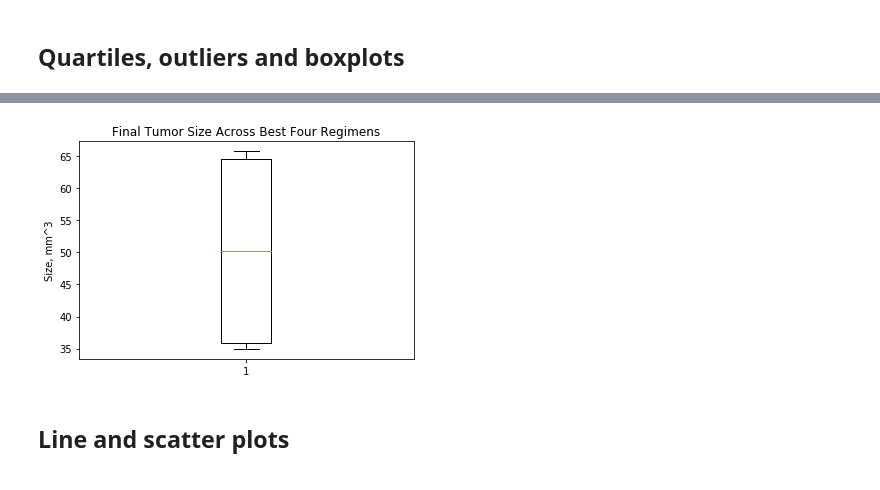
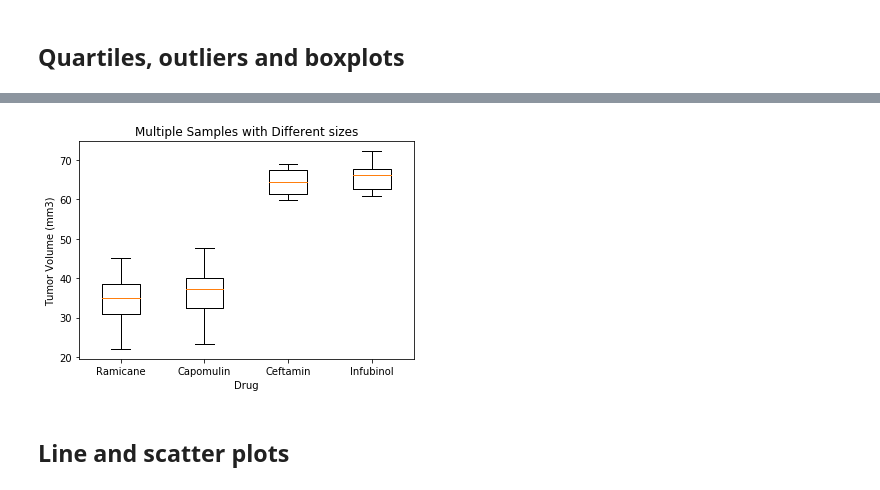
Before and after one commit to projekt888/Pymaceuticals, a Jupyter notebook: pymaceuticals_starter.ipynb, the cells around one changed output, grey strips where cells are left out. Saved outputs shown, nothing was run; the diff lists cells and outputs as text; code cells hidden in the pictures.

```diff
--- a/pymaceuticals_starter.ipynb
+++ b/pymaceuticals_starter.ipynb
@@ -194,15 +159,24 @@ Name: Size, dtype: float64
-# %%
-# Generate a box plot of the final tumor volume of each mouse across four regimens of interest
-final = end.sort_values(by=['Size'])
-final = final.iloc[0:4] #cut the first four.
-
-fig1, ax1 = plt.subplots()
-ax1.set_title('Final Tumor Size Across Best Four Regimens')
-ax1.set_ylabel('Size, mm^3')
-ax1.boxplot(final['Size'])
-plt.show()
-# %% [output]
-[figure, removed]
+# %%
+four_drugs = most_promising
+
+capx = mc_db.loc[((mc_db["Drug Regimen"] == four_drugs[0]) & (mc_db["Timepoint"] == 45)) |
+                 ((mc_db["Drug Regimen"] == four_drugs[1]) & (mc_db["Timepoint"] == 45))  |
+                 ((mc_db["Drug Regimen"] == four_drugs[2]) & (mc_db["Timepoint"] == 45)) |
+                ((mc_db["Drug Regimen"] == four_drugs[3]) & (mc_db["Timepoint"] == 45)) ]
+
+drug_data = [ capx.loc[(capx['Drug Regimen'] == drug)]['Tumor Volume (mm3)'] for drug in four_drugs ]
+
+fig2, ax2 = plt.subplots()
+ax2.set_title('Multiple Samples with Different sizes')
+ax2.set_ylabel('Tumor Volume (mm3)')
+ax2.set_xlabel('Drug')
+
+ax2.boxplot(drug_data)
+plt.xticks(np.arange(1, 5), four_drugs)
+plt.show()
+#https://matplotlib.org/gallery/pyplots/boxplot_demo_pyplot.html#sphx-glr-gallery-pyplots-boxplot-demo-pyplot-py
+# %% [output]
+[figure, added]
 # %% [markdown]
 ## Line and scatter plots
 # %%
```
Also changed, not shown: parts of 8 cells of this notebook.
